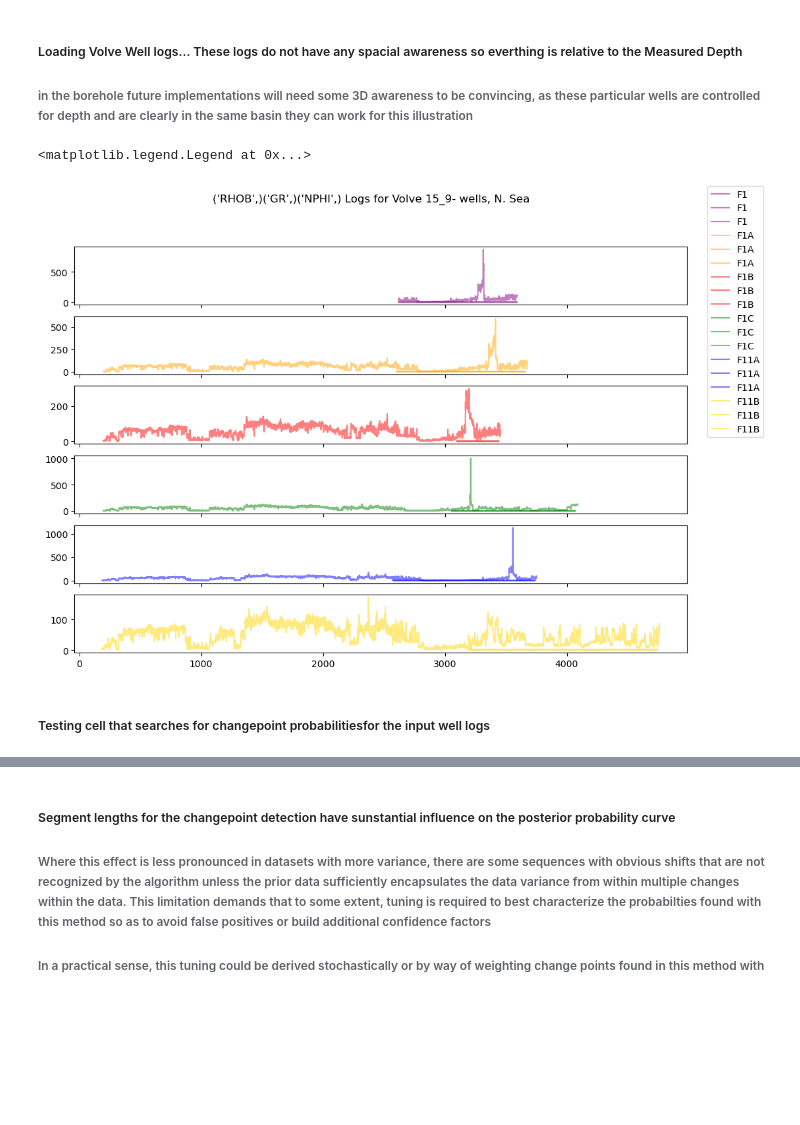
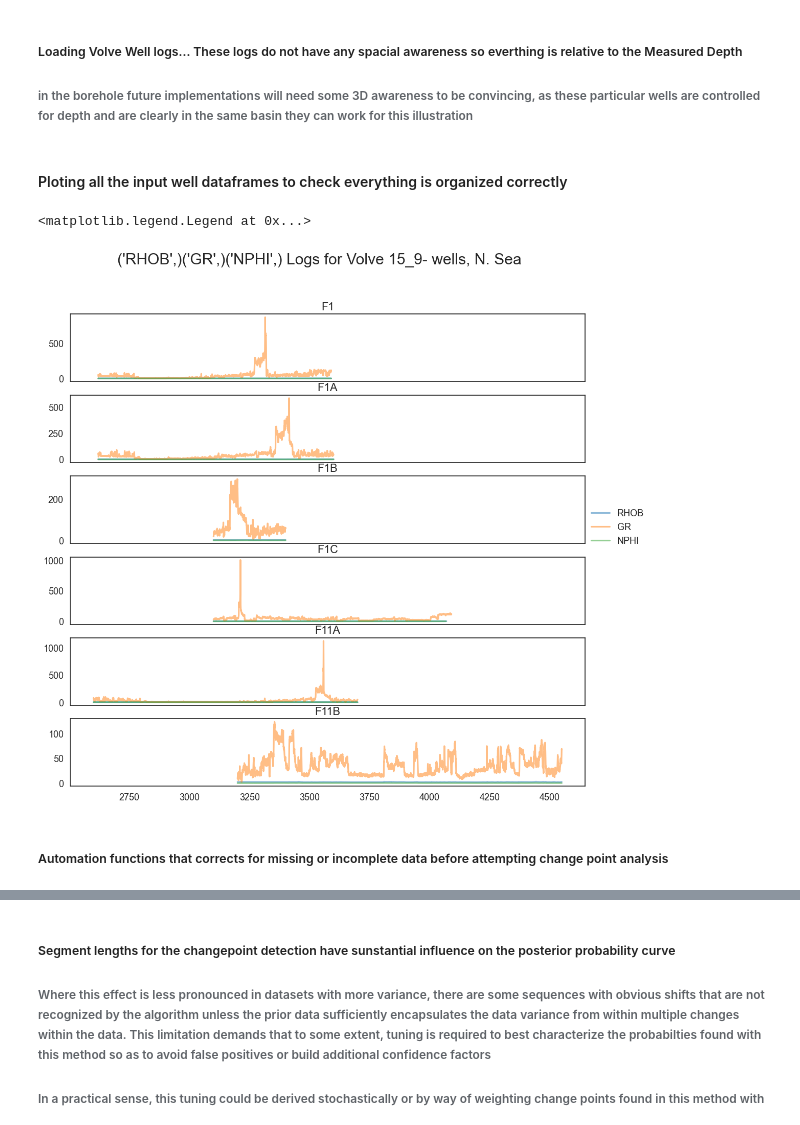
Before and after one commit to phasyn8/different_bayes, a Jupyter notebook: Demonstration_Probabilistic.ipynb, the cells around one changed output, grey strips where cells are left out. Cells and saved outputs as stored; diff of their text form; code cells hidden in the pictures; blank space fills up the shorter version.

Commit message:
commit before sphinx integration

```diff
--- a/Demonstration_Probabilistic.ipynb
+++ b/Demonstration_Probabilistic.ipynb
@@ -93,6 +93,7 @@ _log_extent_max = {0: 3600, 1 : 3400 , 2: 4100 , 3 : 3700 , 4: 4550 }
 ######  in the borehole future implementations will need some 3D awareness to be convincing, as these particular wells are controlled for depth and are clearly in the same basin they can work for this illustration
 # %%
 # Writing well log values to dataframe, index is MD(measured depth)
+
 df_f1 = _wells[0].df(_log_list)
 df_f1A = _wells[1].df(_log_list)
 df_f1B = _wells[2].df(_log_list)
@@ -101,9 +102,8 @@ df_f11A = _wells[4].df(_log_list)
 df_f11B = _wells[5].df(_log_list)
 
 df_f1clip = df_f1[_logname_extent_min['f1']:_logname_extent_max['f1']]
-'''Un-Comment for Building dataframes with Rolling Averages'''
-data_f1A = wtool.compute_all_rolling_avg(df_f1A, window=30, periods=3)
-data_f1B = wtool.compute_all_rolling_avg(df_f1B, window=30, periods=3)
-# data_f1C = wtool.compute_all_rolling_avg(df_f1C, window=30, periods=3)
-data_f11A = wtool.compute_all_rolling_avg(df_f11A, window=30, periods=3)
-# data_f11B = wtool.compute_all_rolling_avg(df_f11B, window=30, periods=3)
+df_f1Aclip = df_f1A[_logname_extent_min['f1A']:_logname_extent_max['f1A']]
+df_f1Bclip = df_f1B[_logname_extent_min['f1B']:_logname_extent_max['f1B']]
+df_f1Cclip = df_f1C[_logname_extent_min['f1C']:_logname_extent_max['f1C']]
+df_f11Aclip = df_f11A[_logname_extent_min['f11A']:_logname_extent_max['f11A']]
+df_f11Bclip = df_f11B[_logname_extent_min['f11B']:_logname_extent_max['f11B']]
@@ -110,20 +123,26 @@ data_f11A = wtool.compute_all_rolling_avg(df_f11A, window=30, periods=3)
+# %% [markdown]
+#### Ploting all the input well dataframes to check everything is organized correctly
 # %%
-'''Ploting to check everything is importing correctly'''
+
 log = ['RHOB', 'GR', 'NPHI']
 
 lognames = ''
 for i in zip(log): lognames += str(i)
-fig, ax = plt.subplots(6, figsize=(12,8), sharex=True)
+fig, ax = plt.subplots(6, figsize=(13,12), sharex=True)
 fig.suptitle(lognames+' Logs for Volve 15_9- wells, N. Sea')
-ax[0].plot(df_f1clip[log], label='F1', color= 'purple', alpha=0.5)
-ax[1].plot(df_f1A[log], label='F1A', color='orange', alpha=0.5)
-ax[2].plot(df_f1B[log], label='F1B', color='red', alpha=0.5)
-ax[3].plot(df_f1C[log], label='F1C', color='green', alpha=0.5)
-ax[4].plot(df_f11A[log], label='F11A', color='blue', alpha=0.5)
-ax[5].plot(df_f11B[log], label='F11B', color='gold', alpha=0.5)
-fig.legend()
+ax[0].plot(df_f1clip[log], label=log, alpha=0.5)
+ax[0].set_title('F1')
+ax[1].plot(df_f1Aclip[log], alpha=0.5)
+ax[1].set_title('F1A')
+ax[2].plot(df_f1Bclip[log], alpha=0.5)
+ax[2].set_title('F1B')
+ax[3].plot(df_f1Cclip[log],alpha=0.5)
+ax[3].set_title('F1C')
+ax[4].plot(df_f11Aclip[log], alpha=0.5)
+ax[4].set_title('F11A')
+ax[5].plot(df_f11Bclip[log], alpha=0.5)
+ax[5].set_title('F11B')
+fig.legend(loc='center right')
 # %% [output]
 <matplotlib.legend.Legend at 0x...>
-[figure, old version]
+[figure, new version]
-# %% [markdown]
-##### Testing cell that searches for changepoint probabilitiesfor the input well logs
@@ -164,0 +149,2 @@ fig.legend()
+# %% [markdown]
+##### Automation functions that corrects for missing or incomplete data before attempting change point analysis
```
Also changed, not shown: parts of 37 cells of this notebook, 4 other files.
